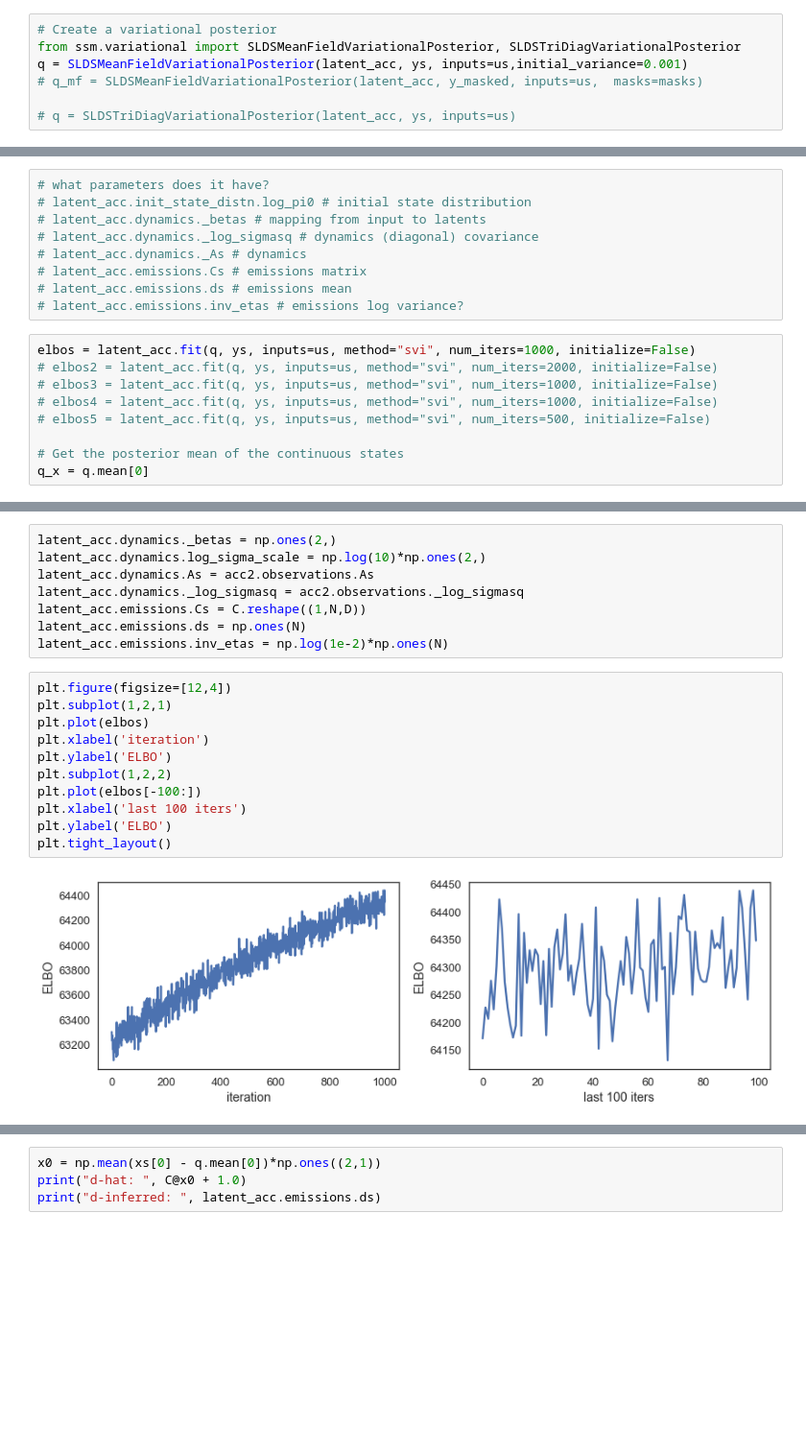
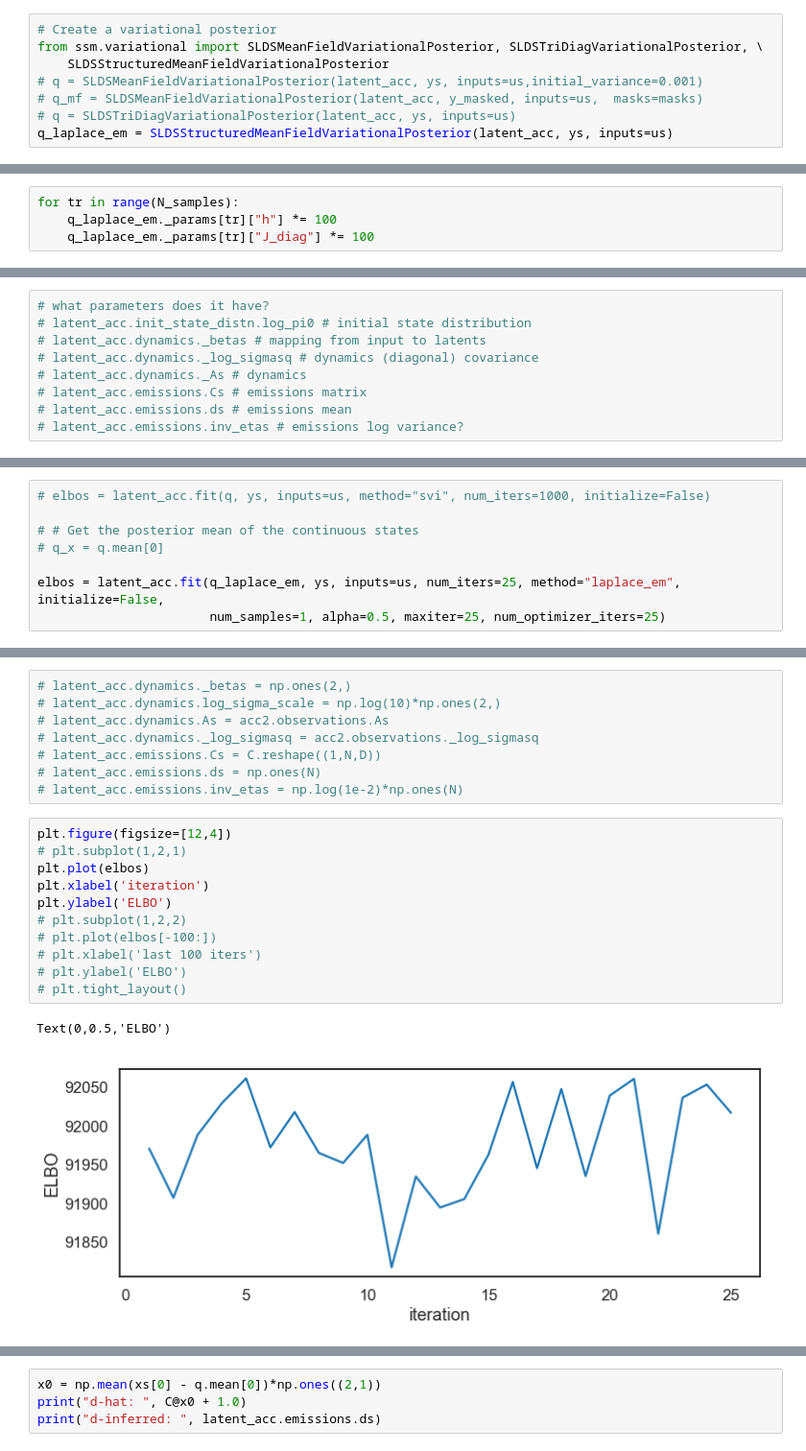
Before and after one commit to davidzoltowski/ssmdm, a Jupyter notebook: notebooks/Fit_2D_Accumulator_With_Observations.ipynb, the cells around one changed output, grey strips where cells are left out. Shown at 96% size. Saved outputs shown, nothing was run; the diff lists cells and outputs as text; blank space fills up the shorter version.

```diff
--- a/notebooks/Fit_2D_Accumulator_With_Observations.ipynb
+++ b/notebooks/Fit_2D_Accumulator_With_Observations.ipynb
@@ -414,11 +451,12 @@ plt.xticks([0.5, 2.5], ["$C_{\\mathrm{true}}$", "$C_{\\mathrm{FA+Init}}$"])
 **Initialize variational posterior**
 # %%
 # Create a variational posterior
-from ssm.variational import SLDSMeanFieldVariationalPosterior, SLDSTriDiagVariationalPosterior
-q = SLDSMeanFieldVariationalPosterior(latent_acc, ys, inputs=us,initial_variance=0.001)
+from ssm.variational import SLDSMeanFieldVariationalPosterior, SLDSTriDiagVariationalPosterior, \
+    SLDSStructuredMeanFieldVariationalPosterior
+# q = SLDSMeanFieldVariationalPosterior(latent_acc, ys, inputs=us,initial_variance=0.001)
 # q_mf = SLDSMeanFieldVariationalPosterior(latent_acc, y_masked, inputs=us,  masks=masks)
-
 # q = SLDSTriDiagVariationalPosterior(latent_acc, ys, inputs=us)
+q_laplace_em = SLDSStructuredMeanFieldVariationalPosterior(latent_acc, ys, inputs=us)
 # %%
 tr = 0
 # tr += 1
@@ -455,3 +494,7 @@ plt.plot(yhat, 'r--')
 # %% [markdown]
 **Fit model**
+# %%
+for tr in range(N_samples):
+    q_laplace_em._params[tr]["h"] *= 100
+    q_laplace_em._params[tr]["J_diag"] *= 100
 # %%
@@ -467,12 +508,3 @@ latent_acc.elbo(q, ys, inputs=us)
 # latent_acc.emissions.Cs # emissions matrix
 # latent_acc.emissions.ds # emissions mean
 # latent_acc.emissions.inv_etas # emissions log variance?
-# %%
-elbos = latent_acc.fit(q, ys, inputs=us, method="svi", num_iters=1000, initialize=False)
-# elbos2 = latent_acc.fit(q, ys, inputs=us, method="svi", num_iters=2000, initialize=False)
-# elbos3 = latent_acc.fit(q, ys, inputs=us, method="svi", num_iters=1000, initialize=False)
-# elbos4 = latent_acc.fit(q, ys, inputs=us, method="svi", num_iters=1000, initialize=False)
-# elbos5 = latent_acc.fit(q, ys, inputs=us, method="svi", num_iters=500, initialize=False)
-
-# Get the posterior mean of the continuous states
-q_x = q.mean[0]
@@ -479,3 +531,11 @@ q_x = q.mean[0]
+# %%
+# elbos = latent_acc.fit(q, ys, inputs=us, method="svi", num_iters=1000, initialize=False)
+
+# # Get the posterior mean of the continuous states
+# q_x = q.mean[0]
+
+elbos = latent_acc.fit(q_laplace_em, ys, inputs=us, num_iters=25, method="laplace_em", initialize=False,
+                       num_samples=1, alpha=0.5, maxiter=25, num_optimizer_iters=25)
 # %%
 latent_acc.dynamics.mu_init
 # latent_acc.dynamics._betas = np.ones(2,)
@@ -495,24 +555,25 @@ latent_acc.dynamics.params
 # %%
-latent_acc.dynamics._betas = np.ones(2,)
-latent_acc.dynamics.log_sigma_scale = np.log(10)*np.ones(2,)
-latent_acc.dynamics.As = acc2.observations.As
-latent_acc.dynamics._log_sigmasq = acc2.observations._log_sigmasq
-latent_acc.emissions.Cs = C.reshape((1,N,D))
-latent_acc.emissions.ds = np.ones(N)
-latent_acc.emissions.inv_etas = np.log(1e-2)*np.ones(N)
+# latent_acc.dynamics._betas = np.ones(2,)
+# latent_acc.dynamics.log_sigma_scale = np.log(10)*np.ones(2,)
+# latent_acc.dynamics.As = acc2.observations.As
+# latent_acc.dynamics._log_sigmasq = acc2.observations._log_sigmasq
+# latent_acc.emissions.Cs = C.reshape((1,N,D))
+# latent_acc.emissions.ds = np.ones(N)
+# latent_acc.emissions.inv_etas = np.log(1e-2)*np.ones(N)
 # %%
 plt.figure(figsize=[12,4])
-plt.subplot(1,2,1)
+# plt.subplot(1,2,1)
 plt.plot(elbos)
 plt.xlabel('iteration')
 plt.ylabel('ELBO')
-plt.subplot(1,2,2)
-plt.plot(elbos[-100:])
-plt.xlabel('last 100 iters')
-plt.ylabel('ELBO')
-plt.tight_layout()
+# plt.subplot(1,2,2)
+# plt.plot(elbos[-100:])
+# plt.xlabel('last 100 iters')
+# plt.ylabel('ELBO')
+# plt.tight_layout()
 # %% [output]
+Text(0,0.5,'ELBO')
-[figure, old version]
+[figure, new version]
 # %%
 tr = 0
 # tr += 1
```
Also changed, not shown: parts of 15 cells of this notebook, 4 other files.
